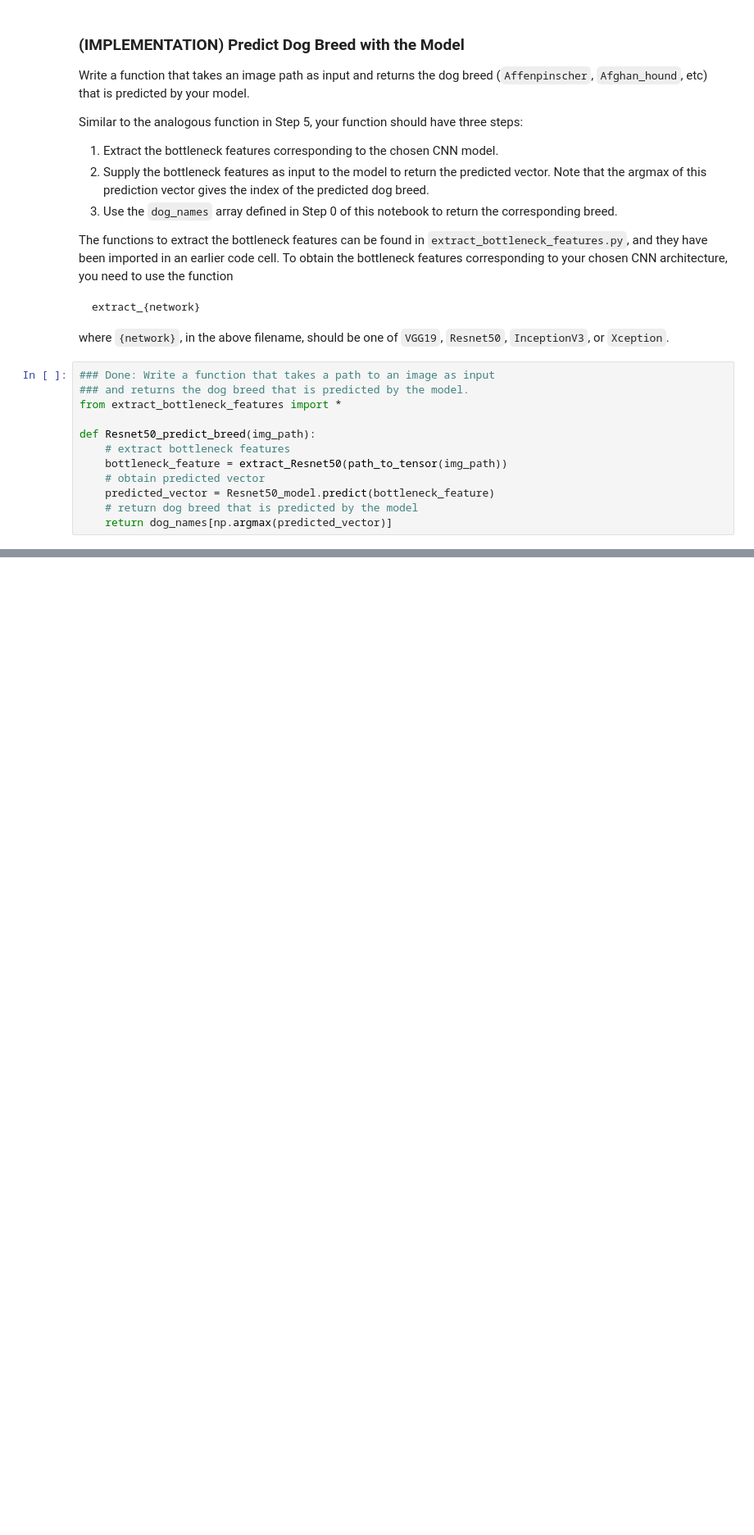
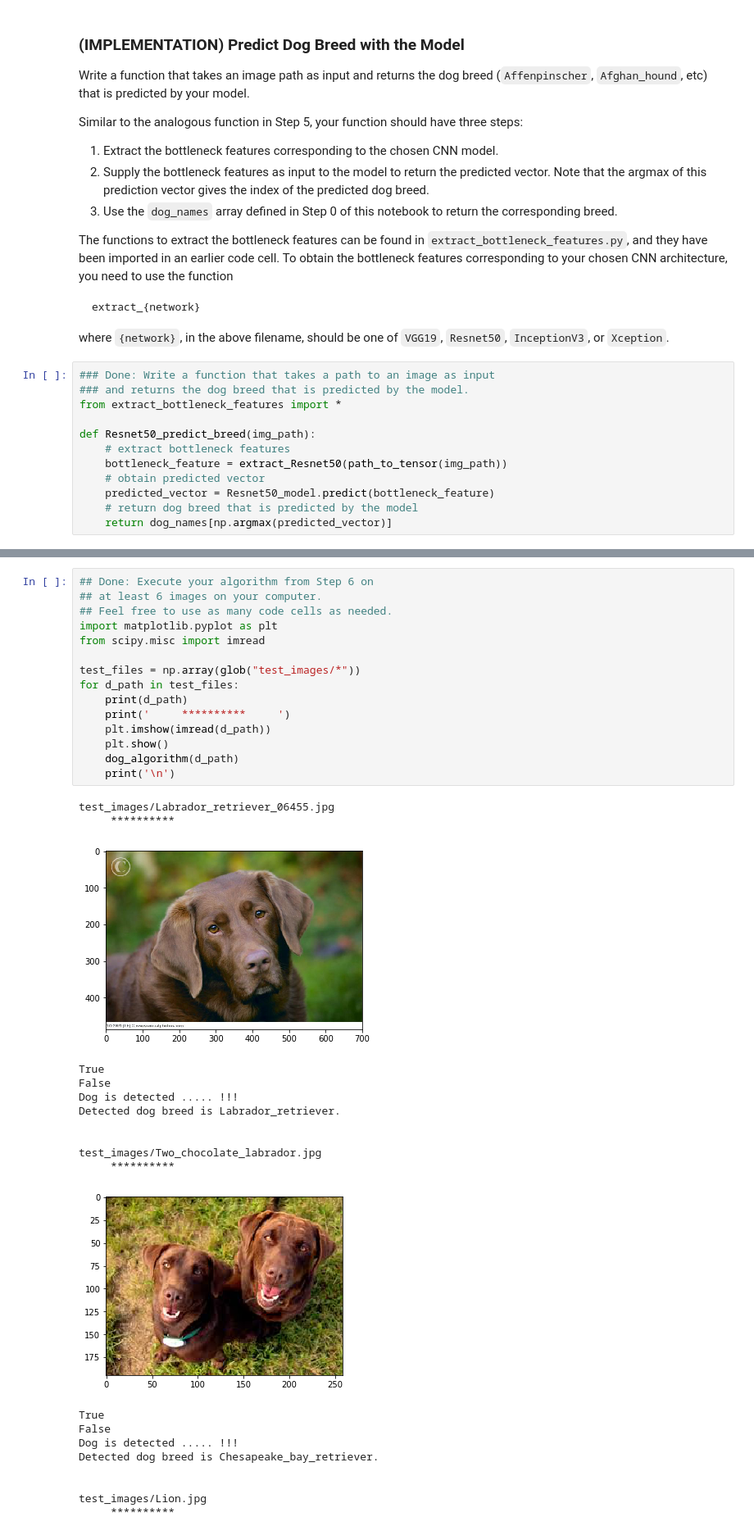
Before and after one commit to ShihanUTSA/Dog-breed-classifier--Convolutional-Neural-Network, a Jupyter notebook: dog_app.ipynb, the cells around one changed output, grey strips where cells are left out. Shown at 82% size. Saved outputs shown, nothing was run; the diff lists cells and outputs as text; blank space fills up the shorter version.

```diff
--- a/dog_app.ipynb
+++ b/dog_app.ipynb
@@ -760,0 +798,36 @@ NameError: name 'Resnet50_predict_breed' is not defined
+# %%
+## Done: Execute your algorithm from Step 6 on
+## at least 6 images on your computer.
+## Feel free to use as many code cells as needed.
+import matplotlib.pyplot as plt
+from scipy.misc import imread
+
+test_files = np.array(glob("test_images/*"))
+for d_path in test_files:
+    print(d_path)
+    print('     **********     ')
+    plt.imshow(imread(d_path))
+    plt.show()
+    dog_algorithm(d_path)
+    print('\n')
+# %% [output]
+test_images/Labrador_retriever_06455.jpg
+     **********
+[figure, added]
+True
+False
+Dog is detected ..... !!!
+Detected dog breed is Labrador_retriever.
+
+
+test_images/Two_chocolate_labrador.jpg
+     **********
+[figure, added]
+True
+False
+Dog is detected ..... !!!
+Detected dog breed is Chesapeake_bay_retriever.
+
+
+test_images/Lion.jpg
+     **********
```
Also changed, not shown: parts of 16 cells of this notebook, 1 other file.
